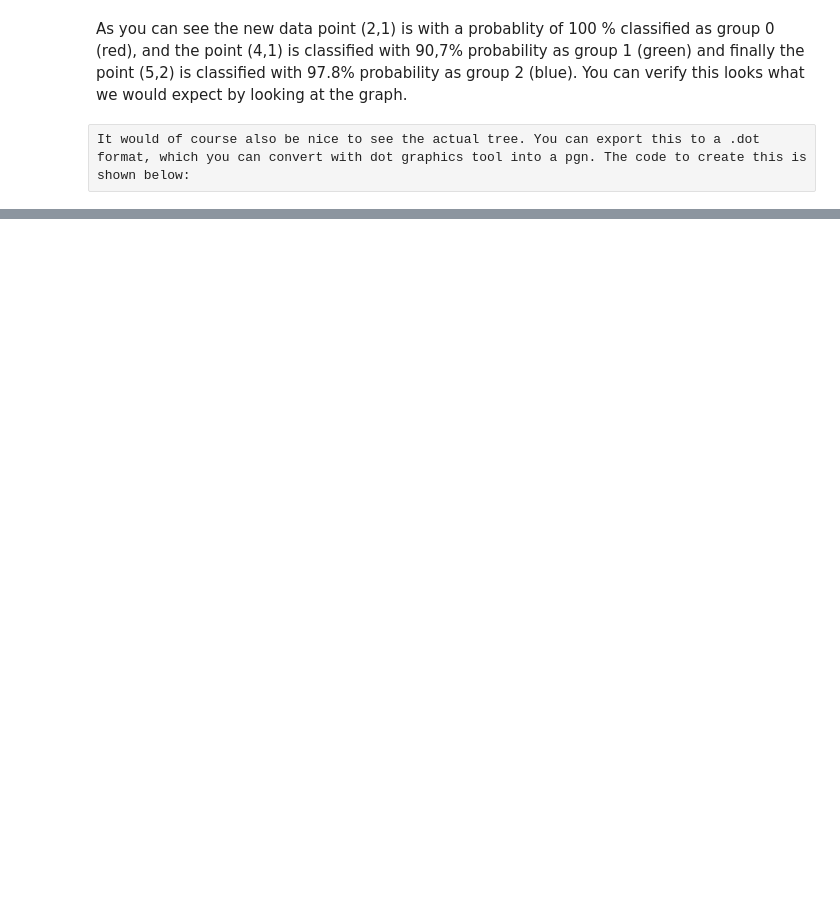
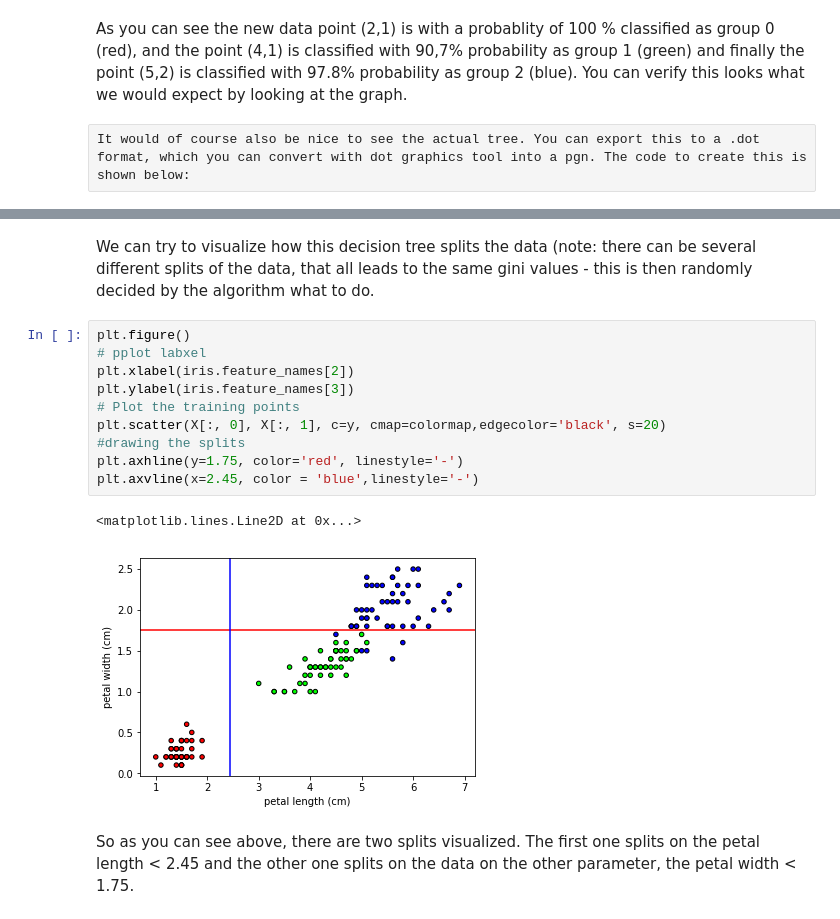
Before and after one commit to zaifrun/ml, a Jupyter notebook: DecisionTree.ipynb, the cells around one changed output, grey strips where cells are left out. Saved outputs shown, nothing was run; the diff lists cells and outputs as text; blank space fills up the shorter version.

```diff
--- a/DecisionTree.ipynb
+++ b/DecisionTree.ipynb
@@ -79,0 +84,17 @@ plt.show()
+# %% [markdown]
+We can try to visualize how this decision tree splits the data (note: there can be several different splits of the data, that all leads to the same gini values - this is then randomly decided by the algorithm what to do.
+# %%
+plt.figure()
+# pplot labxel
+plt.xlabel(iris.feature_names[2])
+plt.ylabel(iris.feature_names[3])
+# Plot the training points
+plt.scatter(X[:, 0], X[:, 1], c=y, cmap=colormap,edgecolor='black', s=20)
+#drawing the splits
+plt.axhline(y=1.75, color='red', linestyle='-')
+plt.axvline(x=2.45, color = 'blue',linestyle='-')
+# %% [output]
+<matplotlib.lines.Line2D at 0x...>
+[figure, added]
+# %% [markdown]
+So as you can see above, there are two splits visualized. The first one splits on the petal length < 2.45 and the other one splits on the data on the other parameter, the petal width < 1.75.
```
Also changed, not shown: parts of 2 cells of this notebook.
